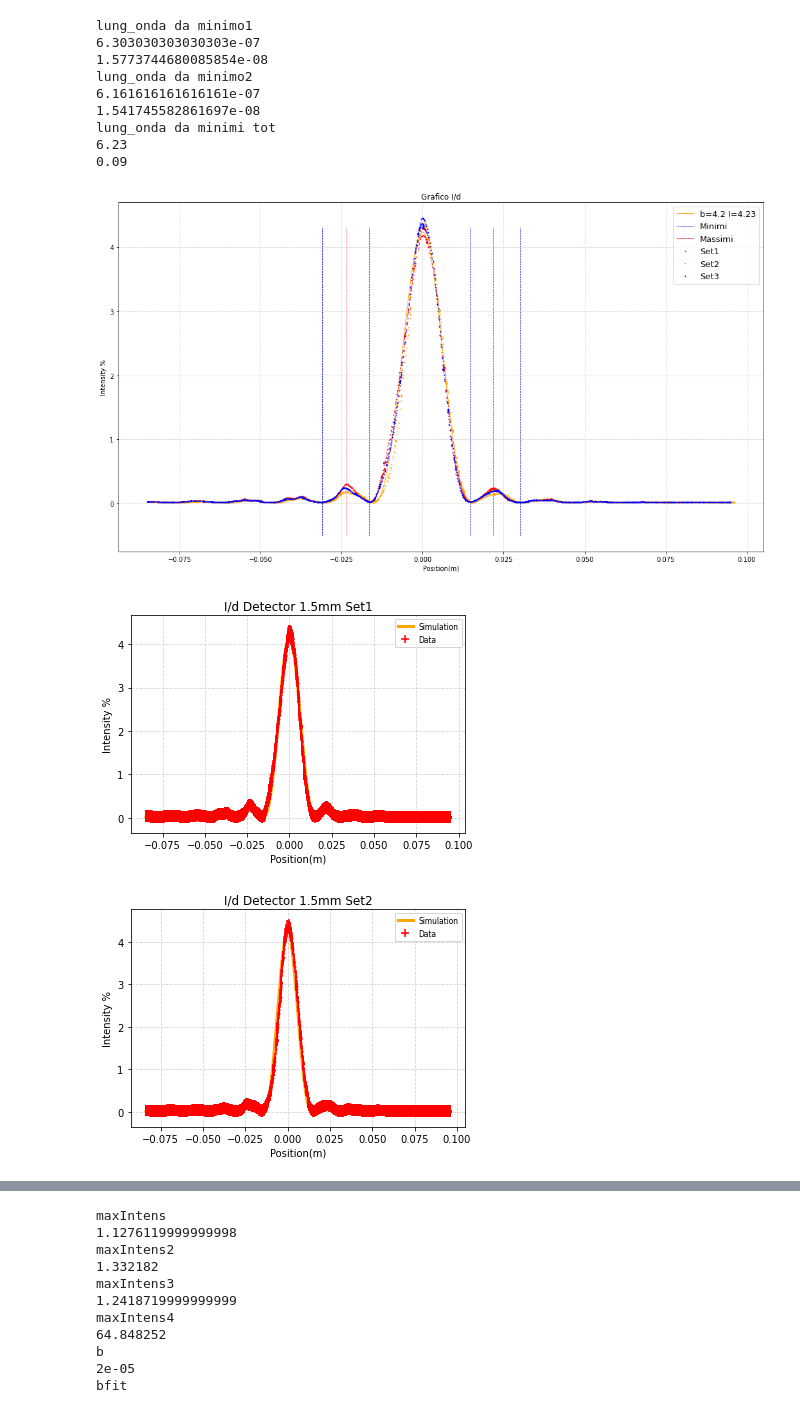
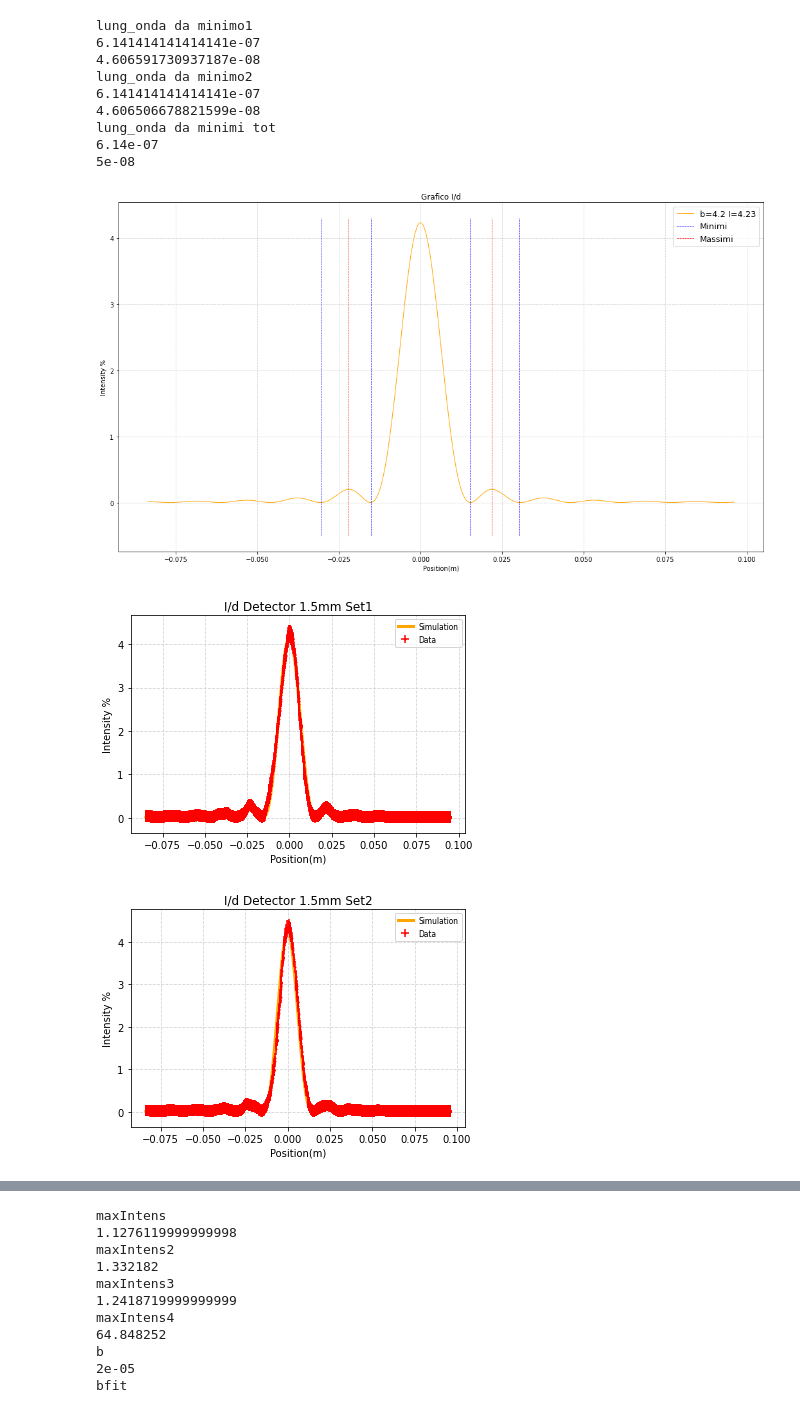
Before and after one commit to antonioriolo/OtticaGruppo8, a Jupyter notebook: code/Simulazione_e_Analisi_Parte_1.ipynb, the cells around one changed output, grey strips where cells are left out. Drawn from its saved outputs; the diff is of its cells as text; code cells hidden in the pictures.

```diff
--- a/code/Simulazione_e_Analisi_Parte_1.ipynb
+++ b/code/Simulazione_e_Analisi_Parte_1.ipynb
@@ -701,13 +701,13 @@ fig.savefig(f'4Grafici_0.04.pdf',dpi = 300)
 
 #grafico totale con minimi e massimi
 yint = np.linspace(-0.5,max(Idata),1000)
-xminsx = -np.ones(1000)*0.0083*2
-xmindx = np.ones(1000)*0.0073*2
-xminsx1 = -np.ones(1000)*0.0155*2
-xmindx1 = np.ones(1000)*0.015*2
+xminsx = -np.ones(1000)*0.0076*2
+xmindx = np.ones(1000)*0.0076*2
+xminsx1 = -np.ones(1000)*0.0152*2
+xmindx1 = np.ones(1000)*0.0152*2
 
 
-xmaxsx = -np.ones(1000)*0.0117*2
+xmaxsx = -np.ones(1000)*0.011*2
 xmaxdx = np.ones(1000)*0.0109*2
 
 
@@ -723,14 +723,14 @@ imax = np.ones(1000)*0
 #print(((0.001/L)**2+((2*8e-6)/np.abs(xminsx3[0]-xmindx3[0]))**2)**(1/2)*lung_onda*L/np.abs(xminsx3[0]/2-xmindx3[0]/2))
 
 print('lung_onda da minimo1')
-print(b/L*np.abs(xminsx[0]/2-xmindx[0]/2))
-print(((0.1*10**(-5)/b)**2+(0.001/L)**2+((2*8e-6)/np.abs(xminsx[0]-xmindx[0]))**2)**(1/2)*b/L*np.abs(xminsx[0]/2-xmindx[0]/2))
+print(b/L*np.abs(xminsx[0]))
+print(((0.3*10**(-5)/b)**2+(0.001/L)**2+((2*8e-6)/np.abs(xminsx[0]-xmindx[0]))**2)**(1/2)*b/L*np.abs(xminsx[0]/2-xmindx[0]/2))
 print('lung_onda da minimo2')
-print(b/L*np.abs(xminsx1[0]/2-xmindx1[0]/2)/2)
-print(((0.1*10**(-5)/b)**2+(0.001/L)**2+((2*8e-6)/np.abs(xminsx1[0]-xmindx1[0]))**2)**(1/2)*b/L/2*np.abs(xminsx1[0]/2-xmindx1[0]/2))
+print(b/L*np.abs(xminsx1[0])/2)
+print(((0.3*10**(-5)/b)**2+(0.001/L)**2+((2*8e-6)/np.abs(xminsx1[0]-xmindx1[0]))**2)**(1/2)*b/L/2*np.abs(xminsx1[0]/2-xmindx1[0]/2))
 print('lung_onda da minimi tot')
-print(6.23)
-print(0.09)
+print(6.14*10**(-7))
+print(0.5*10**(-7))
 
 fig = plt.figure(figsize=(18,10))
 ax = fig.gca()
@@ -742,9 +742,9 @@ plt.plot(xmindx1,yint, color='blue', linewidth=0.75, linestyle='dashed')
 plt.plot(xminsx1,yint, color='blue', linewidth=0.75, linestyle='dashed')
 plt.plot(xmaxdx,yint, color='red', linewidth=0.75, linestyle='dashed', label='Massimi')
 plt.plot(xmaxsx,yint, color='red', linewidth=0.75, linestyle='dashed')
-plt.errorbar(xdata1,Idata1,label="Set1", color = "red", fmt='o', markersize=1, zorder=4)
-plt.errorbar(xdata12,Idata12,label="Set2", color = "orange", fmt='o', markersize=1, zorder=4)
-plt.errorbar(xdata13,Idata13,label="Set3", color = "blue", fmt='o', markersize=1, zorder=4)
+#plt.errorbar(xdata1,Idata1,label="Set1", color = "red", fmt='o', markersize=1, zorder=4)
+#plt.errorbar(xdata12,Idata12,label="Set2", color = "orange", fmt='o', markersize=1, zorder=4)
+#plt.errorbar(xdata13,Idata13,label="Set3", color = "blue", fmt='o', markersize=1, zorder=4)
 plt.xlabel('Position(m)')
 plt.ylabel('Intensity %')
 ax.set_title('Grafico I/d')
@@ -804,40 +804,40 @@ plt.plot(x4,y4, label="Simulation", color="orange", linewidth=3, zorder=1)
 plt.errorbar(xdata14,Idata14, xerr=xdataerr14,yerr=Idataerr14,label="Data", color = "red", fmt='o', markersize=1, zorder=4)
 plt.xlabel('Position(m)')
 plt.ylabel('Intensity %')
 ax.set_title('I/d Detector 1.0mm')
 plt.legend(loc="upper right",prop={'size': 7.5})
 
 plt.show()
 fig.savefig(f'Grafico_0.04_1.0.pdf',dpi = 300)
 # %% [output]
 maxIntens
 4.2976220000000005
 maxIntens2
 4.400362
 maxIntens3
 4.4536620000000005
 maxIntens4
 2.116102
 b
 4e-05
 bfit
 4.09990667697111e-05
 ... (35 lines left out)
 3e-06
 Intensitybest123
 4.23
 0.09
 [figure]
 lung_onda da minimo1
-6.303030303030303e-07
-1.5773744680085854e-08
+6.141414141414141e-07
+4.606591730937187e-08
 lung_onda da minimo2
-6.161616161616161e-07
-1.541745582861697e-08
+6.141414141414141e-07
+4.606506678821599e-08
 lung_onda da minimi tot
-6.23
-0.09
+6.14e-07
+5e-08
-[figure, old version]
+[figure, new version]
 [figure]
 [figure]
 [figure]
```
Also changed, not shown: parts of 1 cell of this notebook.
